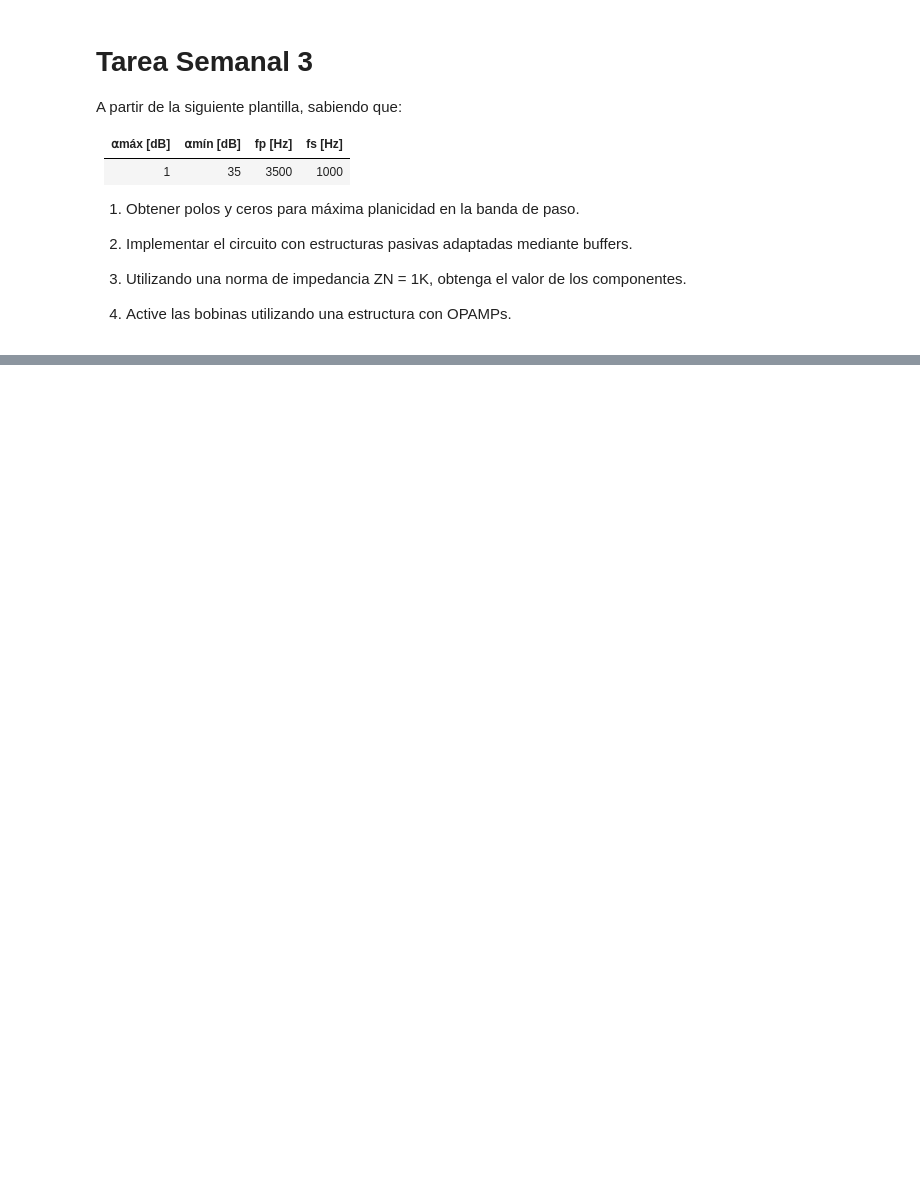
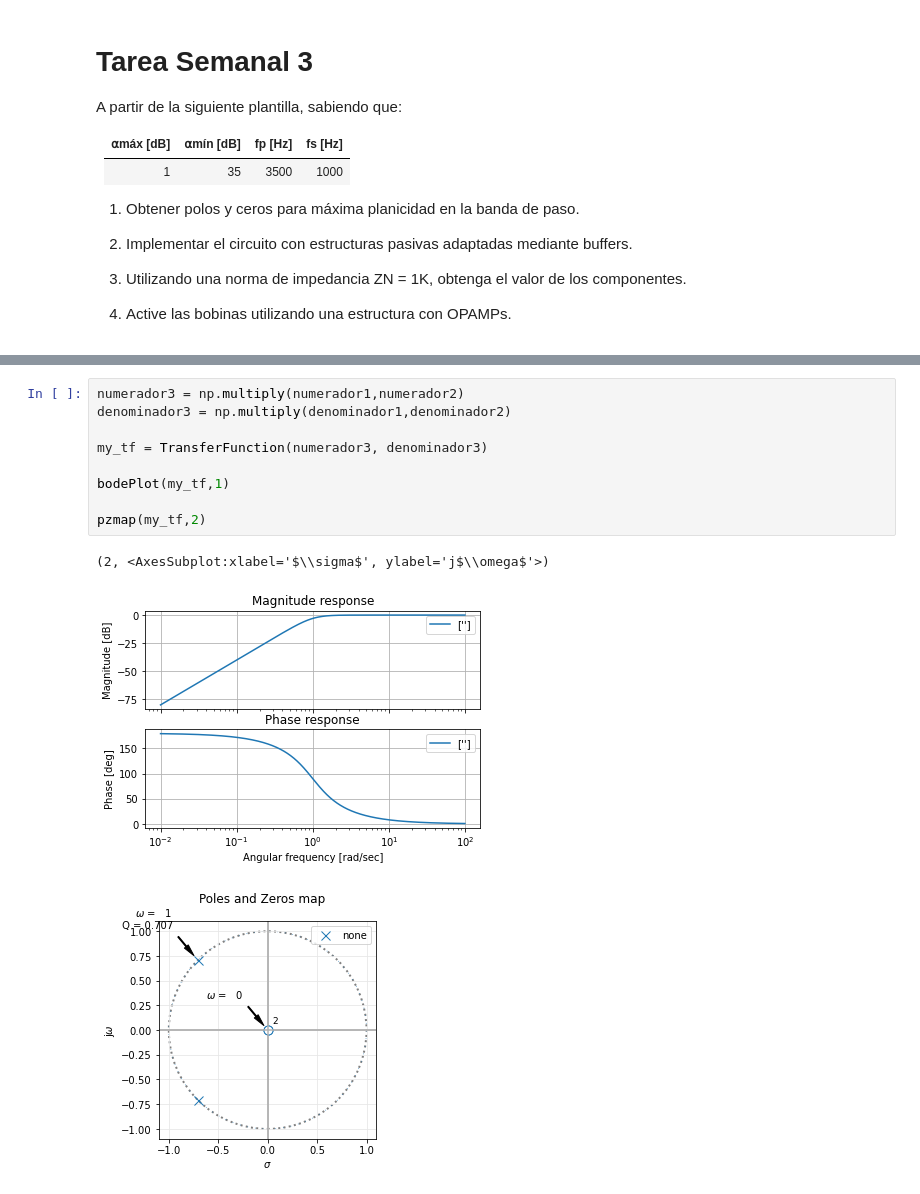
Before and after one commit to marrivas/Tareas-semanles-TC2, a Jupyter notebook: Tarea Semanal 3 v2.ipynb, the cells around one changed output, grey strips where cells are left out. Saved outputs shown, nothing was run; the diff lists cells and outputs as text; blank space fills up the shorter version.

```diff
--- a/Tarea Semanal 3 v2.ipynb
+++ b/Tarea Semanal 3 v2.ipynb
@@ -103,0 +141,13 @@ $ C = 70,32 nF $
+# %%
+numerador3 = np.multiply(numerador1,numerador2)
+denominador3 = np.multiply(denominador1,denominador2)
+
+my_tf = TransferFunction(numerador3, denominador3)
+
+bodePlot(my_tf,1)
+
+pzmap(my_tf,2)
+# %% [output]
+(2, <AxesSubplot:xlabel='$\\sigma$', ylabel='j$\\omega$'>)
+[figure, added]
+[figure, added]
```
Also changed, not shown: parts of 2 cells of this notebook.
